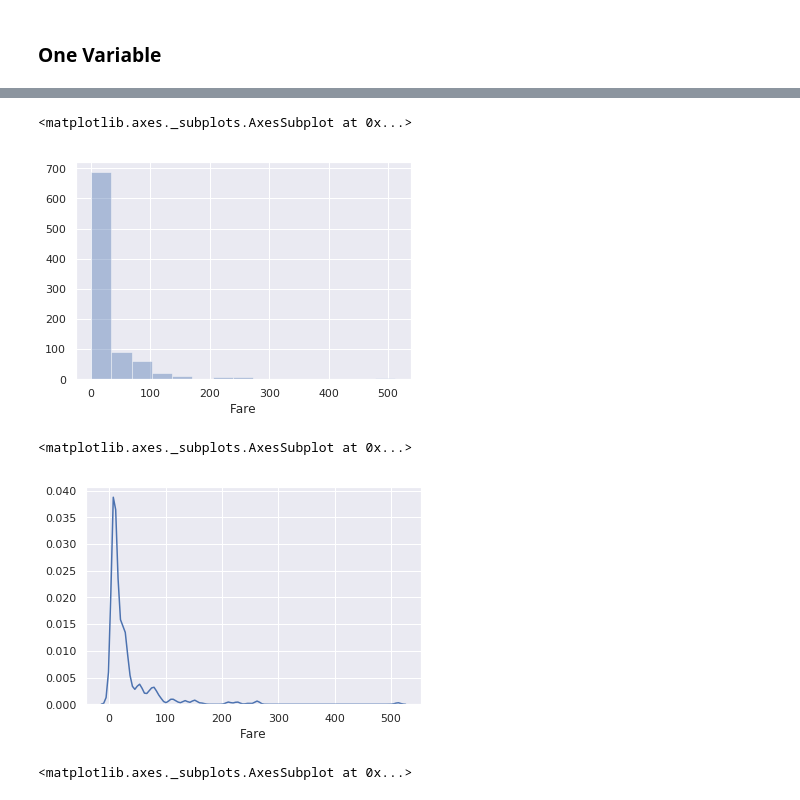
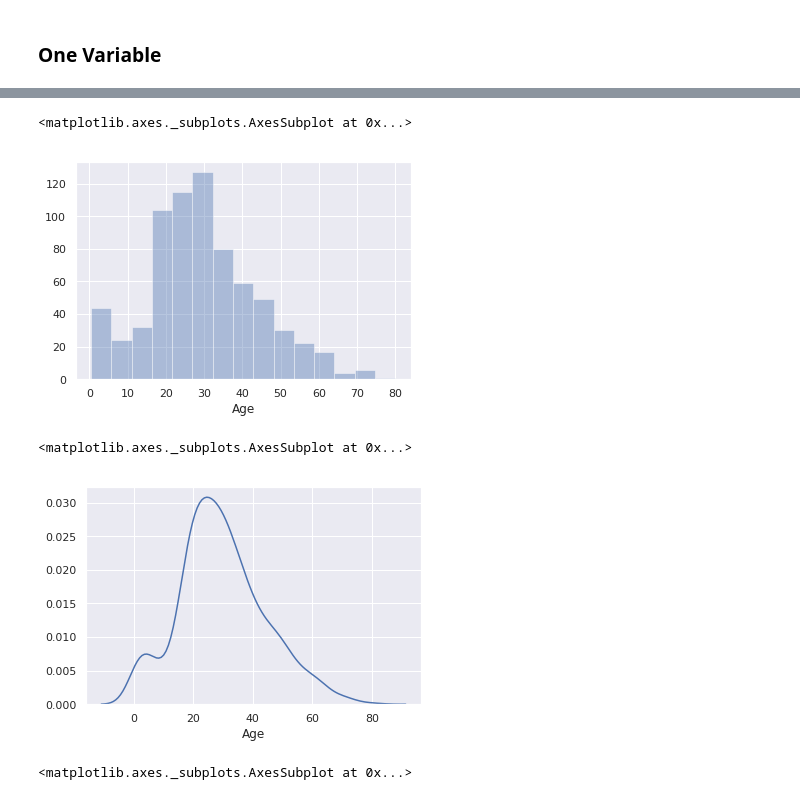
Before and after one commit to wfjvdham/python-course, a Jupyter notebook: explore/README.ipynb, the cells around one changed output, grey strips where cells are left out. Cells and saved outputs as stored; diff of their text form; code cells hidden in the pictures.

```diff
--- a/explore/README.ipynb
+++ b/explore/README.ipynb
@@ -109,0 +107,3 @@ sns.distplot(titanic_df['Fare'])
+# %%
+age_notnull = titanic_df.loc[titanic_df['Age'].notnull(), 'Age']
+sns.distplot(age_notnull)
@@ -110,13 +113,13 @@ sns.distplot(titanic_df['Fare'])
 # %%
-sns.distplot(titanic_df['Fare'], bins=15, kde=False)
+sns.distplot(age_notnull, bins=15, kde=False)
 # %% [output]
 <matplotlib.axes._subplots.AxesSubplot at 0x...>
-[figure, old version]
+[figure, new version]
 # %%
-sns.distplot(titanic_df['Fare'], bins=15, hist=False)
+sns.distplot(age_notnull, bins=15, hist=False)
 # %% [output]
 <matplotlib.axes._subplots.AxesSubplot at 0x...>
-[figure, old version]
+[figure, new version]
 # %%
 sns.countplot(x="Sex", data=titanic_df)
 # %% [output]
```
Also changed, not shown: parts of 8 cells of this notebook, 1 other file.
